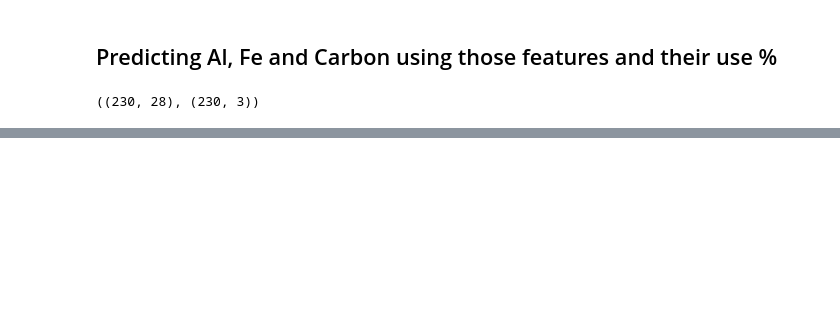
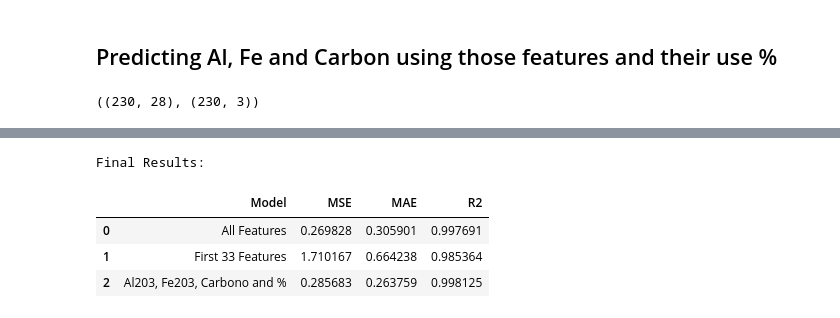
Before and after one commit to pedro-ddomingues/PEC, a Jupyter notebook: NNs.ipynb, the cells around one changed output, grey strips where cells are left out. Cells and saved outputs as stored; diff of their text form; code cells hidden in the pictures; blank space fills up the shorter version.

```diff
--- a/NNs.ipynb
+++ b/NNs.ipynb
@@ -181,4 +173,6 @@ def evaluate_with_examples(model, X_test_tensor, y_test_tensor, n=5):
 # %%
-results = evaluate_with_examples(model, X_test_tensor, y_test_tensor, n=10)
+
+results = evaluate_with_examples(model, X_test_tensor, y_test_tensor, n=10, features = 'All Features')
+all_results.append(results)
 # %% [output]
 Evaluation Results:
@@ -292,4 +270,5 @@ plot_compare()
 # %%
-results = evaluate_with_examples(model, X_test_tensor, y_test_tensor, n=10)
+results = evaluate_with_examples(model, X_test_tensor, y_test_tensor, n=10, features='First 33 Features')
+all_results.append(results)
 # %% [output]
 Evaluation Results:
@@ -447,0 +414,13 @@ Example predictions:
+# %%
+final_results_df = pd.concat(all_results, ignore_index=True)
+
+
+print("\nFinal Results:")
+from IPython.display import display
+display(final_results_df)
+# %% [output]
+Final Results:
+|  | Model | MSE | MAE | R2 |
+| 0 | All Features | 0.269828 | 0.305901 | 0.997691 |
+| 1 | First 33 Features | 1.710167 | 0.664238 | 0.985364 |
+| 2 | Al203, Fe203, Carbono and % | 0.285683 | 0.263759 | 0.998125 |
```
Also changed, not shown: parts of 16 cells of this notebook, 4 other files.
